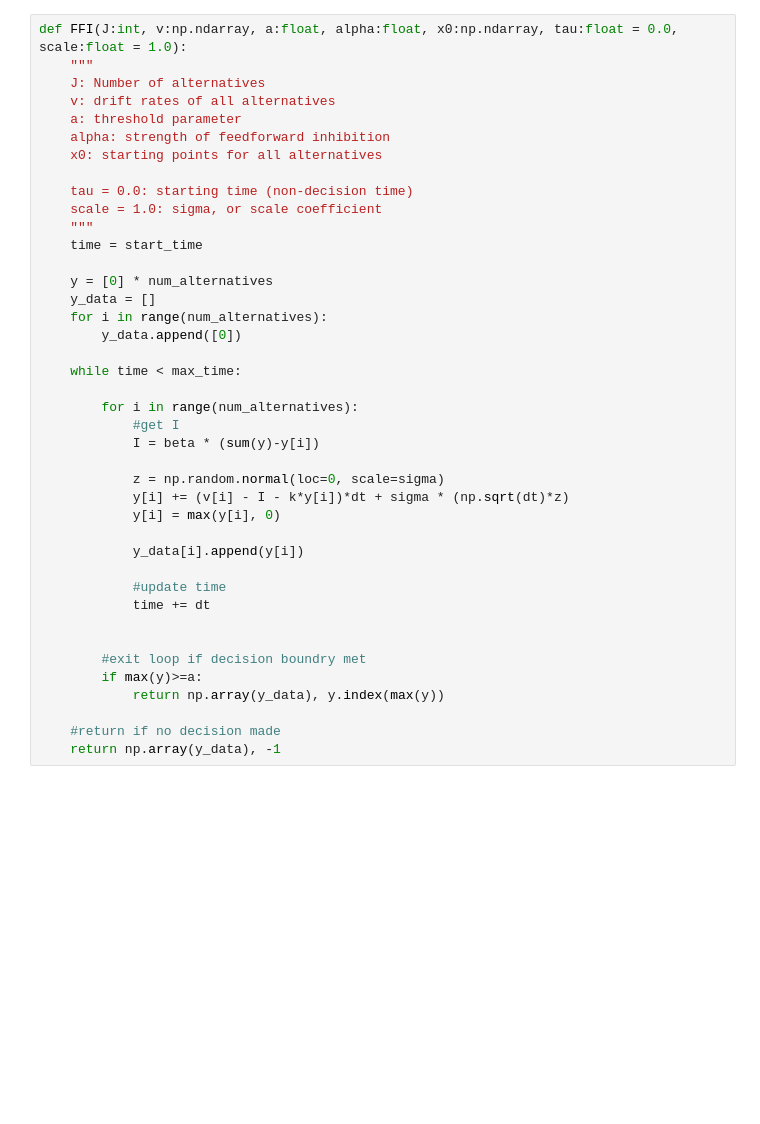
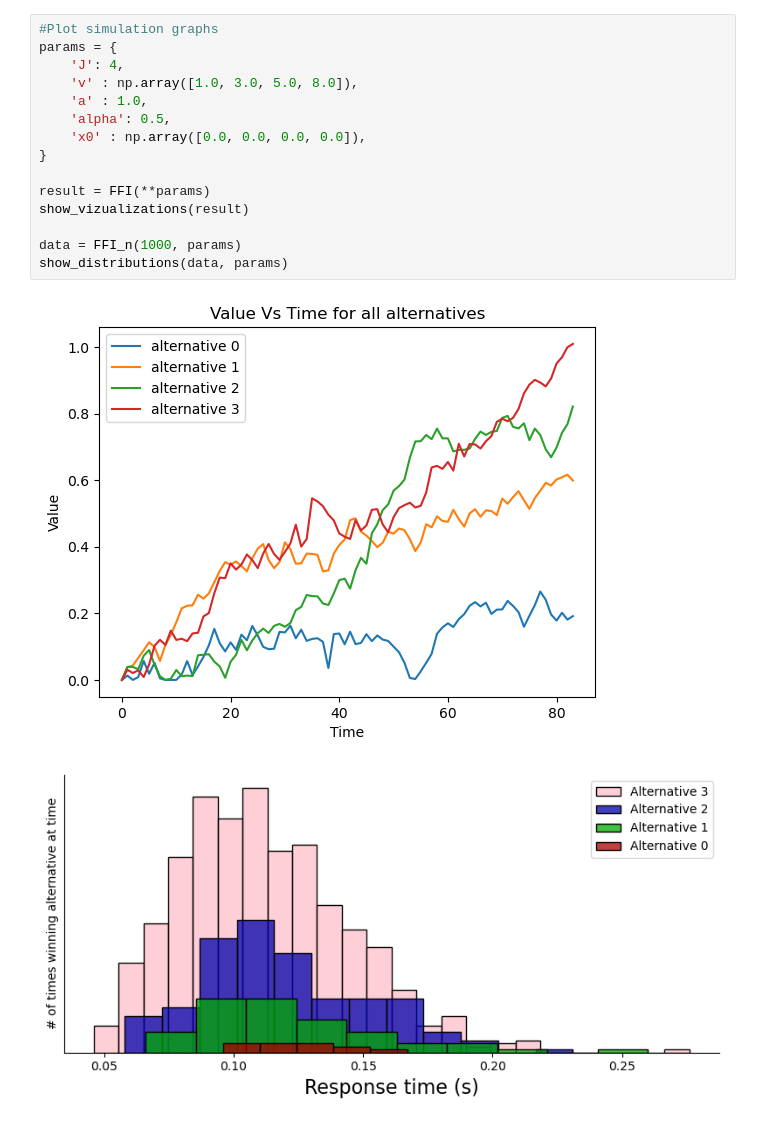
Before and after one commit to Master-Pr0grammer/Cognitive_Modeling, a Jupyter notebook: Hw/Hw2/Problem3.ipynb, the cells around one changed output. Saved outputs shown, nothing was run; the diff lists cells and outputs as text; blank space fills up the shorter version.

```diff
--- a/Hw/Hw2/Problem3.ipynb
+++ b/Hw/Hw2/Problem3.ipynb
@@ -40,41 +88,18 @@ def LCA(num_alternatives, k, v, beta, a, start_time, max_time, dt=1e-3, sigma =
-# %%
-def FFI(J:int, v:np.ndarray, a:float, alpha:float, x0:np.ndarray, tau:float = 0.0, scale:float = 1.0):
-	"""
-	J: Number of alternatives
-	v: drift rates of all alternatives
-	a: threshold parameter
-	alpha: strength of feedforward inhibition
-	x0: starting points for all alternatives
-
-	tau = 0.0: starting time (non-decision time)
-	scale = 1.0: sigma, or scale coefficient
-	"""
-	time = start_time
-
-	y = [0] * num_alternatives
-	y_data = []
-	for i in range(num_alternatives):
-		y_data.append([0])
-
-	while time < max_time:
-
-		for i in range(num_alternatives):
-			#get I
-			I = beta * (sum(y)-y[i])
-
-			z = np.random.normal(loc=0, scale=sigma)
-			y[i] += (v[i] - I - k*y[i])*dt + sigma * (np.sqrt(dt)*z)
-			y[i] = max(y[i], 0)
-
-			y_data[i].append(y[i])
-
-			#update time
-			time += dt
-
-
-		#exit loop if decision boundry met
-		if max(y)>=a:
-			return np.array(y_data), y.index(max(y))
-
-	#return if no decision made
-	return np.array(y_data), -1
+# %%
+#Plot simulation graphs
+params = {
+	'J': 4,
+	'v' : np.array([1.0, 3.0, 5.0, 8.0]),
+	'a' : 1.0,
+	'alpha': 0.5,
+	'x0' : np.array([0.0, 0.0, 0.0, 0.0]),
+}
+
+result = FFI(**params)
+show_vizualizations(result)
+
+data = FFI_n(1000, params)
+show_distributions(data, params)
+# %% [output]
+[figure, added]
+[figure, added]
```
Also changed, not shown: parts of 3 cells of this notebook, 2 other files.
